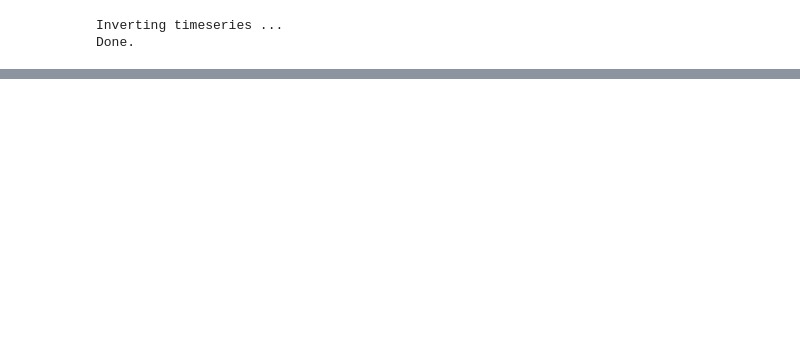
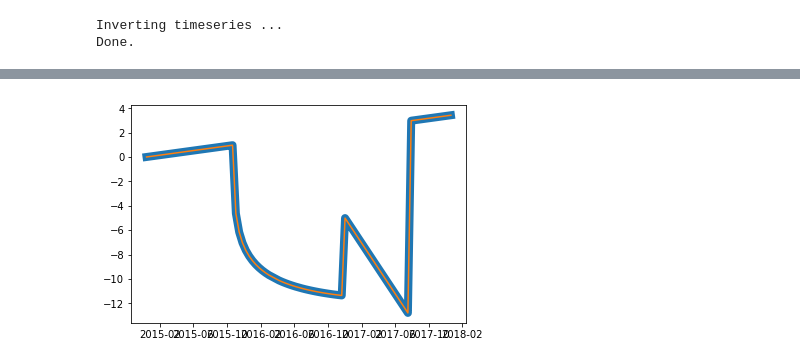
Before and after one commit to geodesymiami/Yunjun_et_al-2019-MintPy, a Jupyter notebook: networkInv_zeroPhase.ipynb, the cells around one changed output, grey strips where cells are left out. Cells and saved outputs as stored; diff of their text form; code cells hidden in the pictures; blank space fills up the shorter version.

```diff
--- a/networkInv_zeroPhase.ipynb
+++ b/networkInv_zeroPhase.ipynb
@@ -158,3 +191,21 @@ print('Done.')
 # %% [output]
 Inverting timeseries ...
 Done.
+# %%
+# For comparison
+ts0, temp_coh = ifginv.estimate_timeseries_with_phase_velocity(ifgram_sim,
+                                                                  B,
+                                                                  tbase_diff,
+                                                                  weight,
+                                                                  skip_zero_phase=True)[0:2]
+
+A2 = np.hstack((A, np.zeros((A.shape[0],1))))
+np.linalg.matrix_rank(A2)
+A2_inv = np.linalg.pinv(A2)
+ts = np.dot(A2_inv, ifgram_sim)
+
+ts0 = np.dot(np.linalg.pinv(A), ifgram_sim)
+
+u, s, vh = np.linalg.svd(A, full_matrices=False)
+A_svd = np.dot(np.dot(vh.T, np.diag(1./s)), u.T)
+ts_svd = np.dot(A_svd, ifgram_sim)
@@ -161,3 +219,10 @@ Done.
+# %%
+fig, ax = plt.subplots()
+ax.plot(dates, np.vstack(([0], ts0)), lw=8)
+ax.plot(dates, np.vstack(([0], ts_svd)))
+plt.show()
+# %% [output]
+[figure, added]
 # %%
 # plot ifgram simulation process
 fig = plt.figure(figsize=[8, 5])
```
Also changed, not shown: parts of 7 cells of this notebook, 2 other files.
